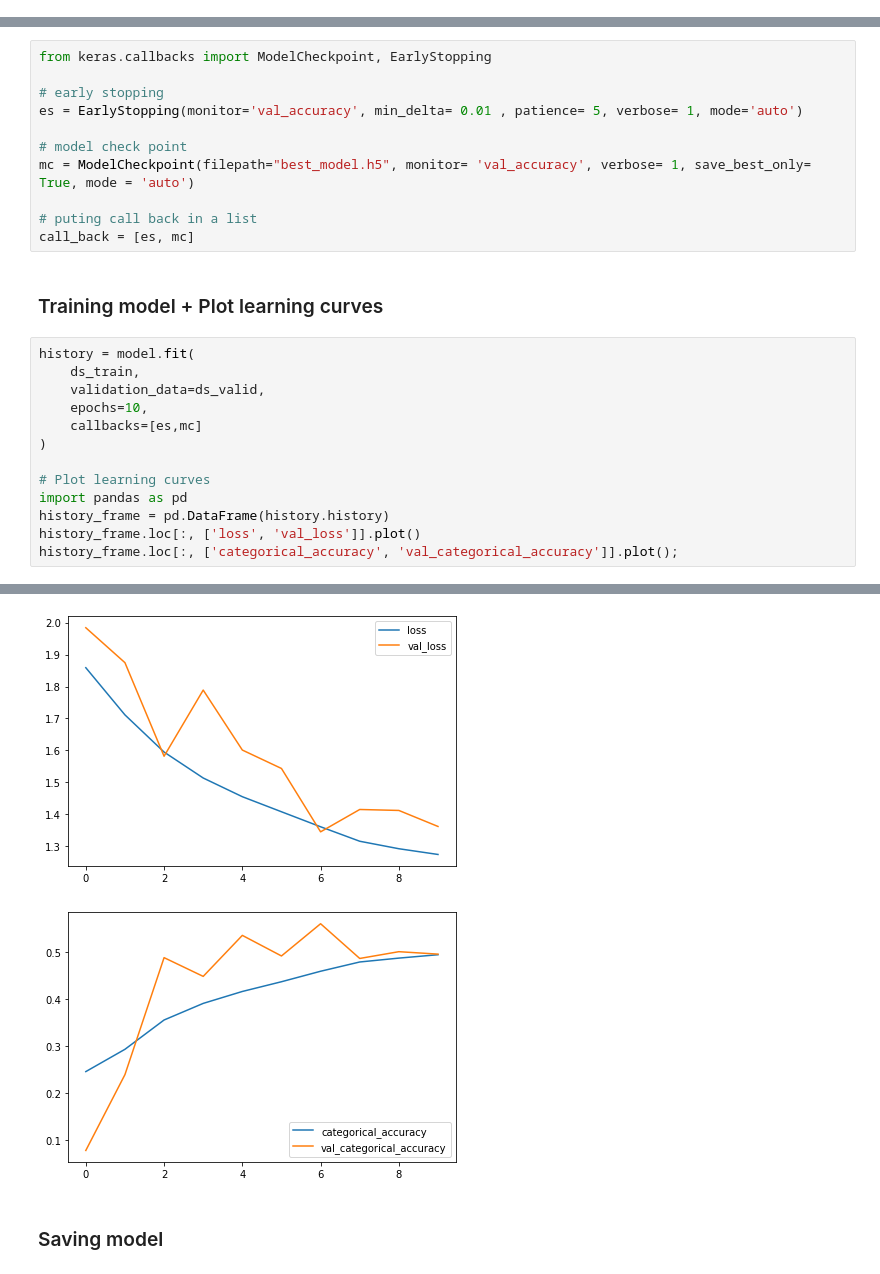
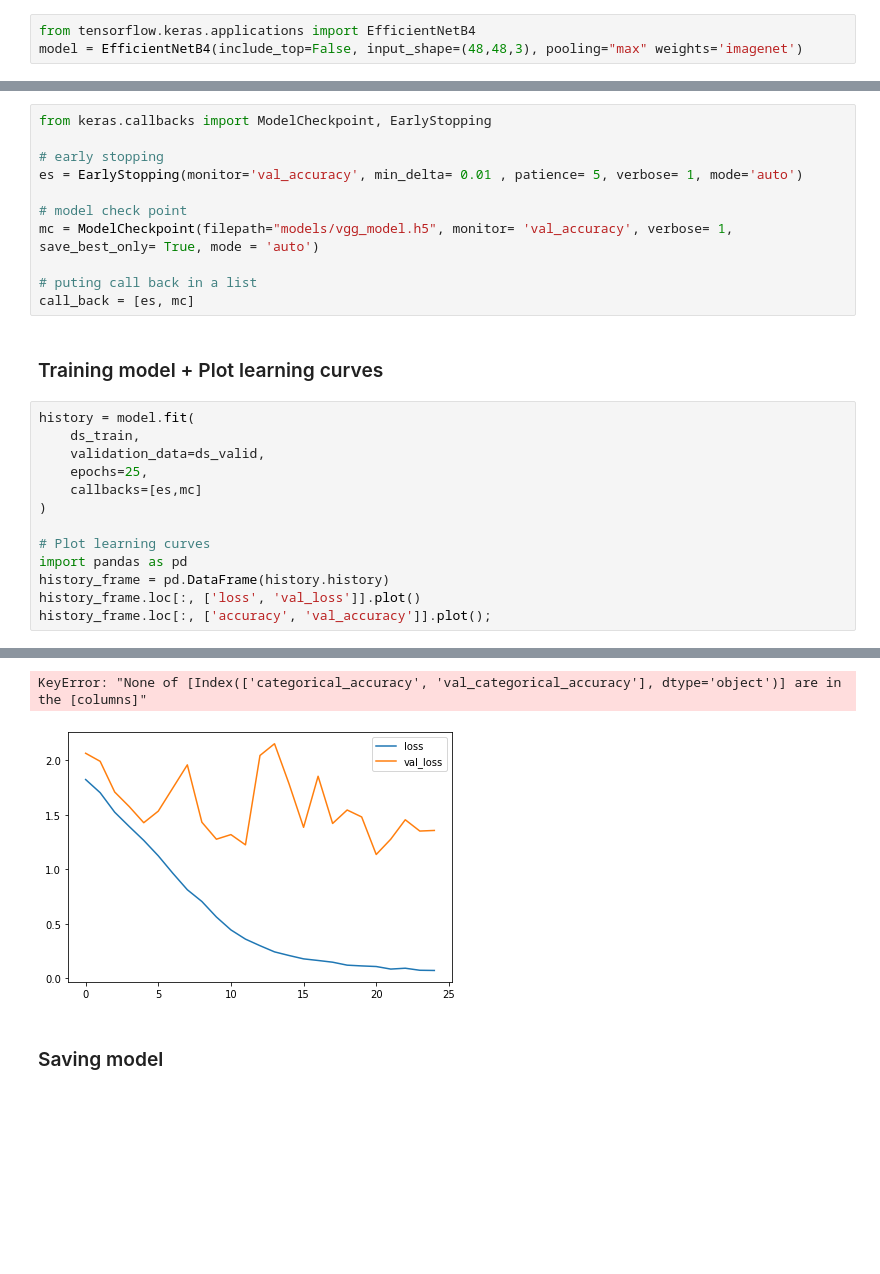
Before and after one commit to wenyushe/Facial_Emotion_Recognition, a Jupyter notebook: create_model.ipynb, the cells around one changed output, grey strips where cells are left out. Cells and saved outputs as stored; diff of their text form; blank space fills up the shorter version.

```diff
--- a/create_model.ipynb
+++ b/create_model.ipynb
@@ -144,0 +169,3 @@ WARNING:tensorflow:Using a while_loop for converting AdjustContrastv2
+# %%
+from tensorflow.keras.applications import EfficientNetB4
+model = EfficientNetB4(include_top=False, input_shape=(48,48,3), pooling="max" weights='imagenet')
@@ -160,7 +191,7 @@ from keras.callbacks import ModelCheckpoint, EarlyStopping
 es = EarlyStopping(monitor='val_accuracy', min_delta= 0.01 , patience= 5, verbose= 1, mode='auto')
 
 # model check point
-mc = ModelCheckpoint(filepath="best_model.h5", monitor= 'val_accuracy', verbose= 1, save_best_only= True, mode = 'auto')
+mc = ModelCheckpoint(filepath="models/vgg_model.h5", monitor= 'val_accuracy', verbose= 1, save_best_only= True, mode = 'auto')
 
 # puting call back in a list
 call_back = [es, mc]
@@ -170,7 +201,7 @@ call_back = [es, mc]
 history = model.fit(
     ds_train,
     validation_data=ds_valid,
-    epochs=10,
+    epochs=25,
     callbacks=[es,mc]
 )
 
@@ -178,5 +209,5 @@ history = model.fit(
 import pandas as pd
 history_frame = pd.DataFrame(history.history)
 history_frame.loc[:, ['loss', 'val_loss']].plot()
-history_frame.loc[:, ['categorical_accuracy', 'val_categorical_accuracy']].plot();
+history_frame.loc[:, ['accuracy', 'val_accuracy']].plot();
 # %% [output]
@@ -200,5 +231,5 @@ WARNING:tensorflow:Can save best model only with val_accuracy available, skippin
+KeyError: "None of [Index(['categorical_accuracy', 'val_categorical_accuracy'], dtype='object')] are in the [columns]"
-[figure, old version]
+[figure, new version]
-[figure, removed]
 # %% [markdown]
 ### Saving model
 # %%
```
Also changed, not shown: parts of 8 cells of this notebook, 2 other files.
